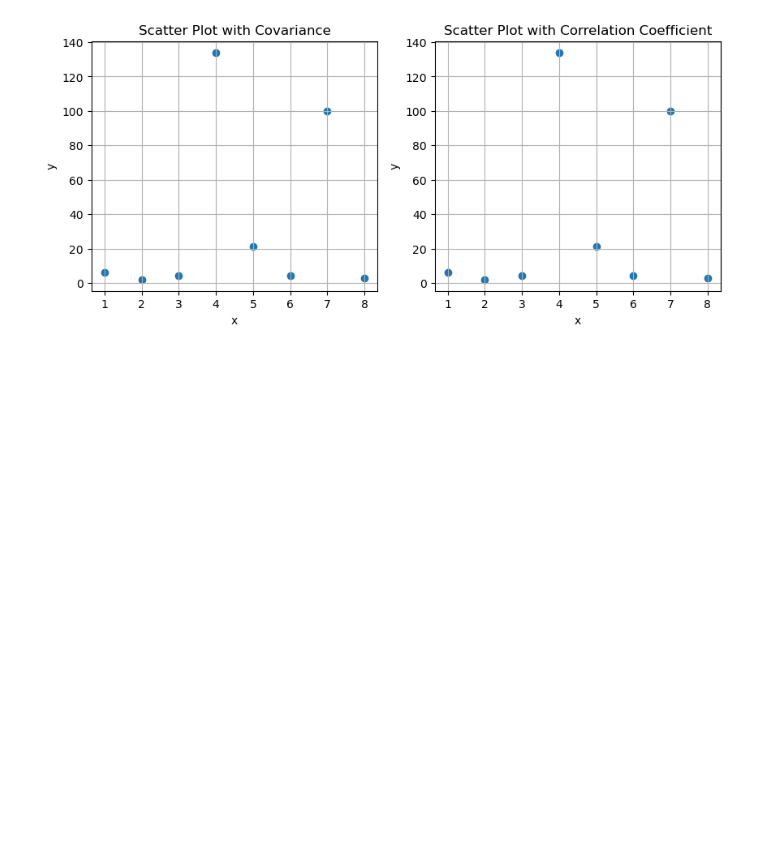
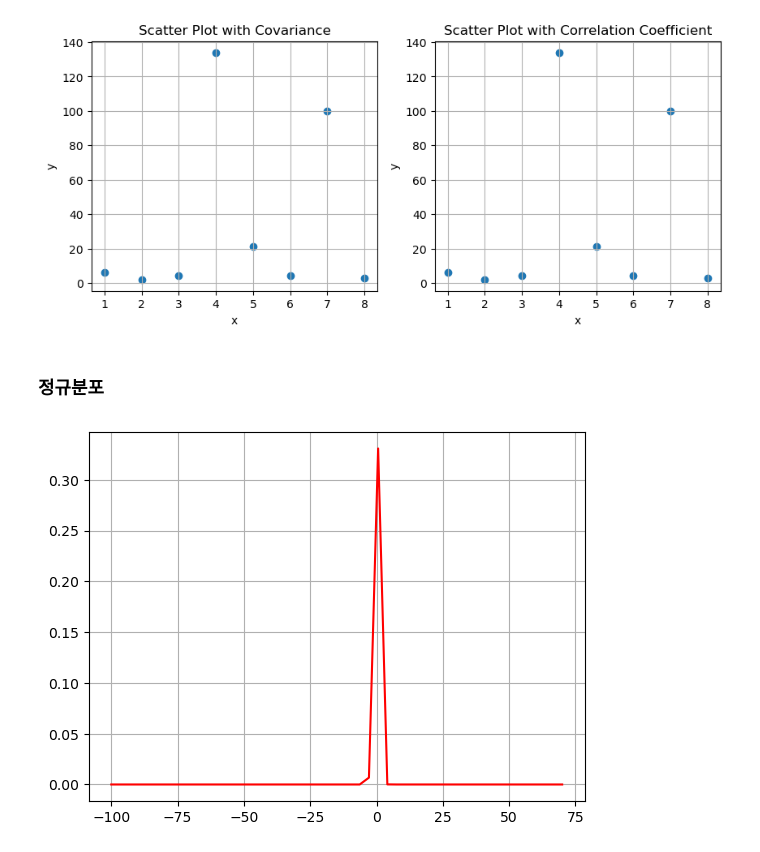
Before and after one commit to Ukbang/ML_filp, a Jupyter notebook: 20230830_flip.ipynb, the cells around one changed output. Drawn from its saved outputs; the diff is of its cells as text; code cells hidden in the pictures; blank space fills up the shorter version.

```diff
--- a/20230830_flip.ipynb
+++ b/20230830_flip.ipynb
@@ -79,3 +79,15 @@ plt.grid(True)
 plt.show()
 # %% [output]
 [figure]
+# %% [markdown]
+### 정규분포
+# %%
+from scipy.stats import norm
+
+x = np.linspace(-100, 70)
+y = norm.pdf(x)
+plt.plot(x,y, color='r')
+plt.grid(True)
+plt.show()
+# %% [output]
+[figure, added]
```
